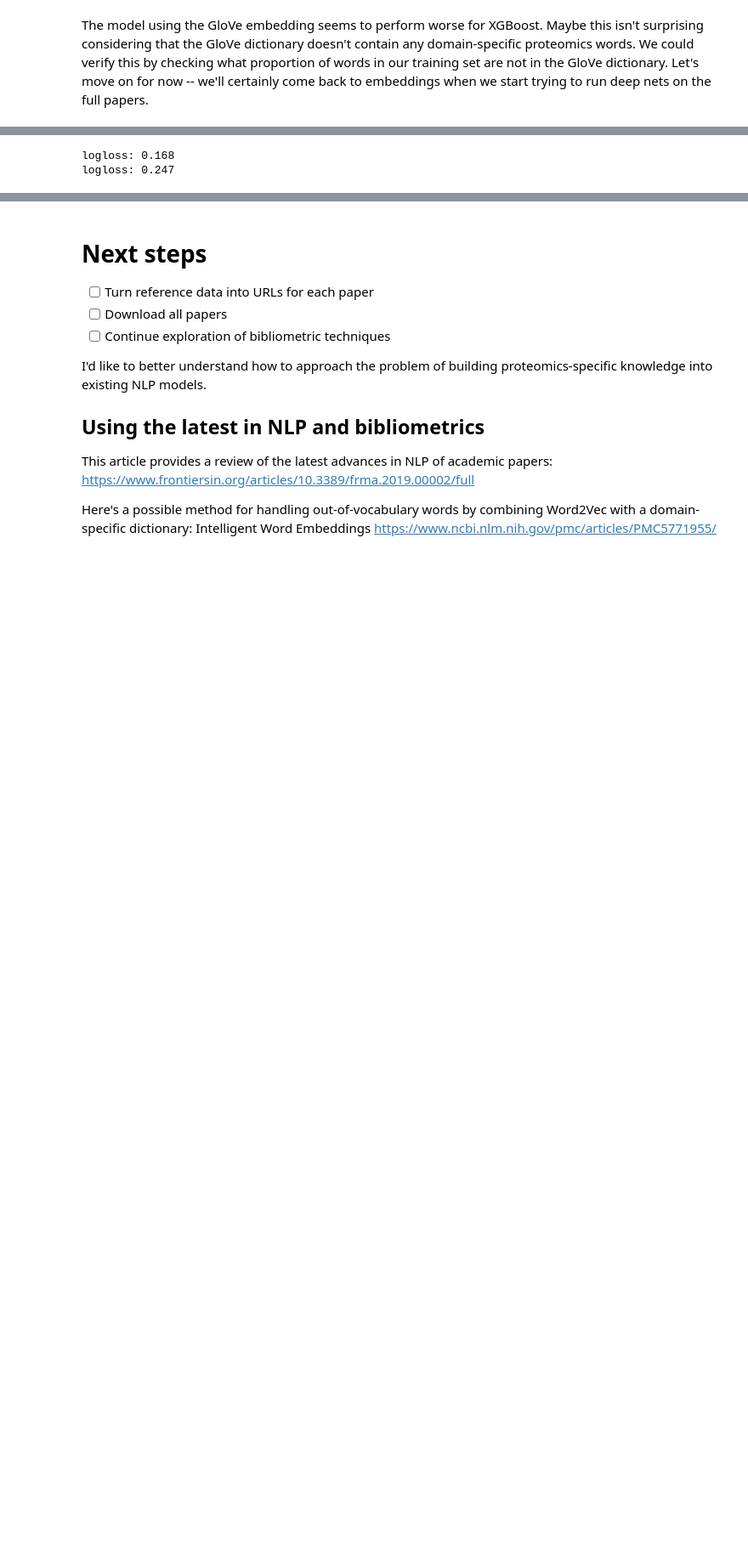
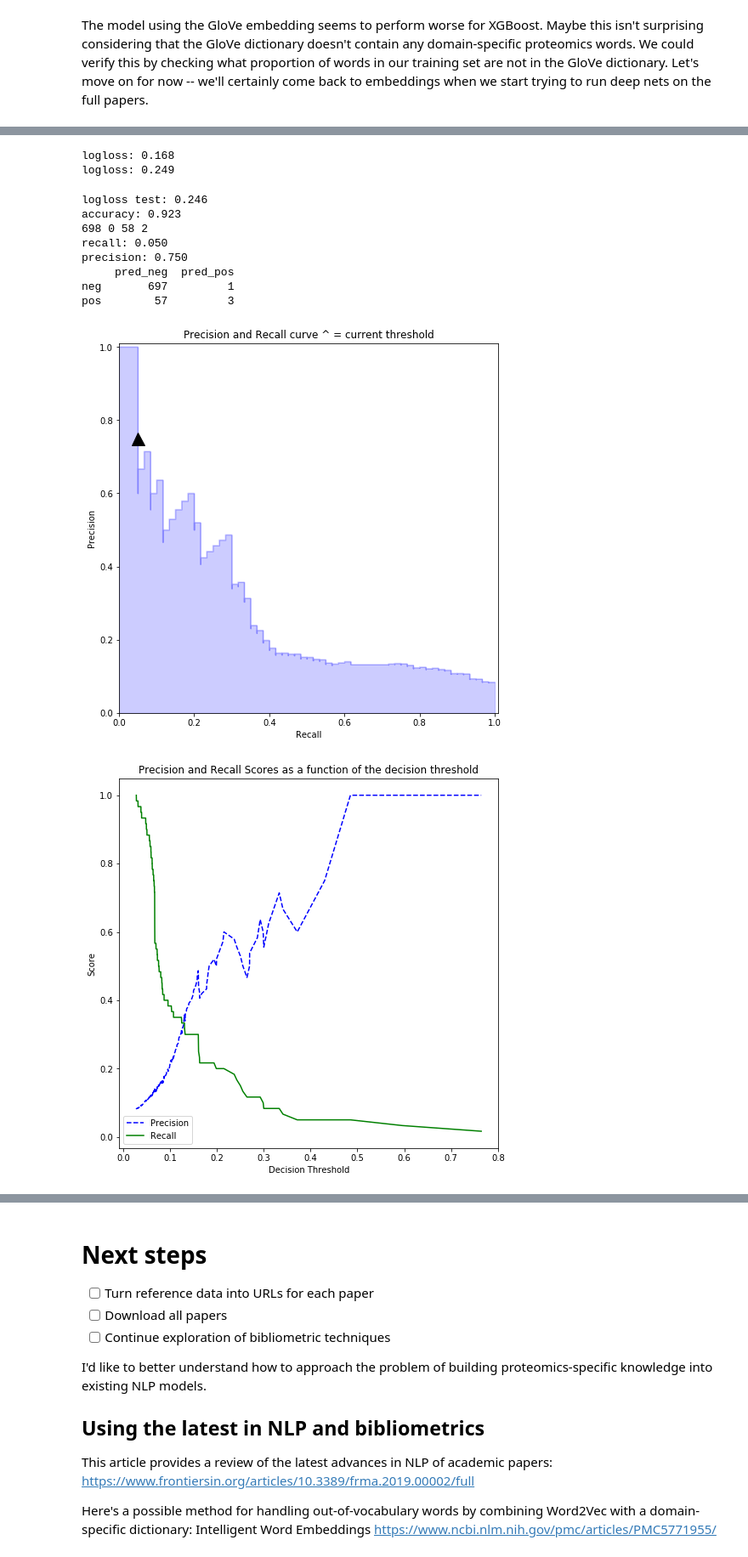
Before and after one commit to austinkeller/proteomics-nlp-exploration, a Jupyter notebook: notebook.ipynb, the cells around one changed output, grey strips where cells are left out. Shown: that part at 85% size. Cells and saved outputs as stored; diff of their text form; code cells hidden in the pictures; blank space fills up the shorter version.

```diff
--- a/notebook.ipynb
+++ b/notebook.ipynb
@@ -1152,22 +1159,38 @@ The model using the GloVe embedding seems to perform worse for XGBoost. Maybe th
 xtest_tfv = tfv.transform(xtest)
 xtest_ctv = ctv.transform(xtest)
 # %%
-clf = xgb.XGBClassifier(silent=False,
-                        learning_rate=0.1,
-                        n_estimators=100,
-                        max_depth=3,
-                        subsample=1.0,
-                        colsample_bytree=1.0,
-                        gamma=1,
-                        nthread=16)
-clf.fit(xtrain_tfv.tocsc(), ytrain)
+predictions = model.predict_proba(xtrain_tfv.tocsc())
+print ("logloss train: %0.3f " % metrics.log_loss(ytrain, predictions))
 
-predictions = clf.predict_proba(xtrain_tfv.tocsc())
-print ("logloss: %0.3f " % metrics.log_loss(ytrain, predictions))
-
-predictions = clf.predict_proba(xvalid_tfv.tocsc())
-print ("logloss: %0.3f " % metrics.log_loss(yvalid, predictions))
+predictions = model.predict_proba(xvalid_tfv.tocsc())
+print ("logloss valid: %0.3f " % metrics.log_loss(yvalid, predictions))
 # %% [output]
 logloss: 0.168
-logloss: 0.247
+logloss: 0.249
+# %%
+predictions = model.predict_proba(xtest_tfv.tocsc())[:, 1]
+print ("logloss test: %0.3f " % metrics.log_loss(ytest, predictions))
+
+bin_predictions = adjusted_classes(predictions, t=0.42)
+print ("accuracy: %0.3f " % metrics.accuracy_score(ytest, pred_binary))
+tn, fp, fn, tp = metrics.confusion_matrix(ytest, pred_binary).ravel()
+print(tn, fp, fn, tp)
+
+
+print("recall: %0.3f " % metrics.recall_score(ytest, bin_predictions))
+print("precision: %0.3f " % metrics.precision_score(ytest, bin_predictions))
+p, r, thresholds = metrics.precision_recall_curve(ytest, predictions)
+precision_recall_threshold(p, r, thresholds, predictions, ytest, t=0.42)
+plot_precision_recall_vs_threshold(p, r, thresholds)
+# %% [output]
+logloss test: 0.246
+accuracy: 0.923
+698 0 58 2
+recall: 0.050
+precision: 0.750
+     pred_neg  pred_pos
+neg       697         1
+pos        57         3
+[figure, added]
+[figure, added]
 # %%
```
Also changed, not shown: parts of 21 cells of this notebook.
